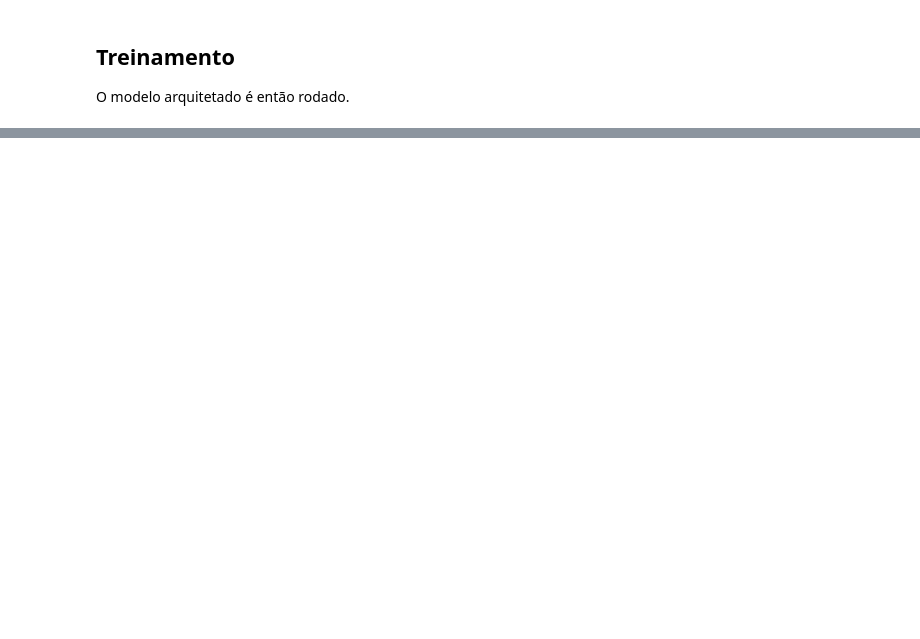
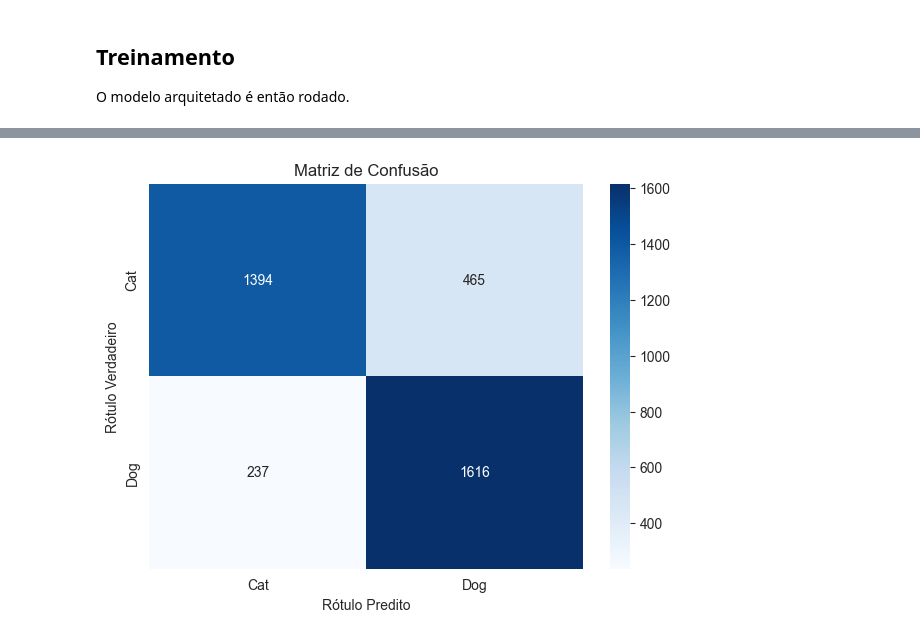
Before and after one commit to GuerreiroG/aprendizado_de_maquina, a Jupyter notebook: Trabalho Final/implementacao.ipynb, the cells around one changed output, grey strips where cells are left out. Cells and saved outputs as stored; diff of their text form; code cells hidden in the pictures; blank space fills up the shorter version.

Commit message:
Implementação da RN utilizando MobileNetV2 e tentativa de melhora na acurácia da implementação original (#1)

```diff
--- a/Trabalho Final/implementacao.ipynb
+++ b/Trabalho Final/implementacao.ipynb
@@ -199,0 +219,22 @@ Epoch 5/5
+# %%
+import numpy as np
+from sklearn.metrics import classification_report, accuracy_score
+
+# 1. Extrair os rótulos verdadeiros (y_true) do dataset de teste
+# Precisamos iterar no ds_test para pegar os lotes de rótulos e concatená-los
+y_true = np.concatenate([y for x, y in ds_test], axis=0)
+
+# 2. Gerar as previsões (y_pred) do modelo no dataset de teste
+# O model.predict já processa todos os lotes
+predictions = model.predict(ds_test)
+y_pred = np.argmax(predictions, axis=1) # Pega o índice da maior probabilidade (0 ou 1)
+
+# 3. Obter os nomes das classes (ex: ["Cat", "Dog"])
+target_names = builder.info.features['label'].names
+
+# 4. Imprimir o relatório de classificação
+print("--- Relatório de Classificação ---")
+print(classification_report(y_true, y_pred, target_names=target_names))
+
+# Imprimir a acurácia geral separadamente (embora já esteja no relatório)
+print(f"Acurácia Geral: {accuracy_score(y_true, y_pred):.4f}")
@@ -199,0 +254,23 @@ Epoch 5/5
+# %%
+import seaborn as sns
+import matplotlib.pyplot as plt
+from sklearn.metrics import confusion_matrix
+
+# 1. Calcular a matriz de confusão
+cm = confusion_matrix(y_true, y_pred)
+
+# 2. Visualizar a matriz
+plt.figure(figsize=(7, 5))
+sns.heatmap(cm,
+            annot=True,
+            fmt='d',
+            cmap='Blues',
+            xticklabels=target_names,
+            yticklabels=target_names)
+
+plt.xlabel('Rótulo Predito')
+plt.ylabel('Rótulo Verdadeiro')
+plt.title('Matriz de Confusão')
+plt.show()
+# %% [output]
+[figure, added]
```
Also changed, not shown: parts of 7 cells of this notebook, 1 other file.
